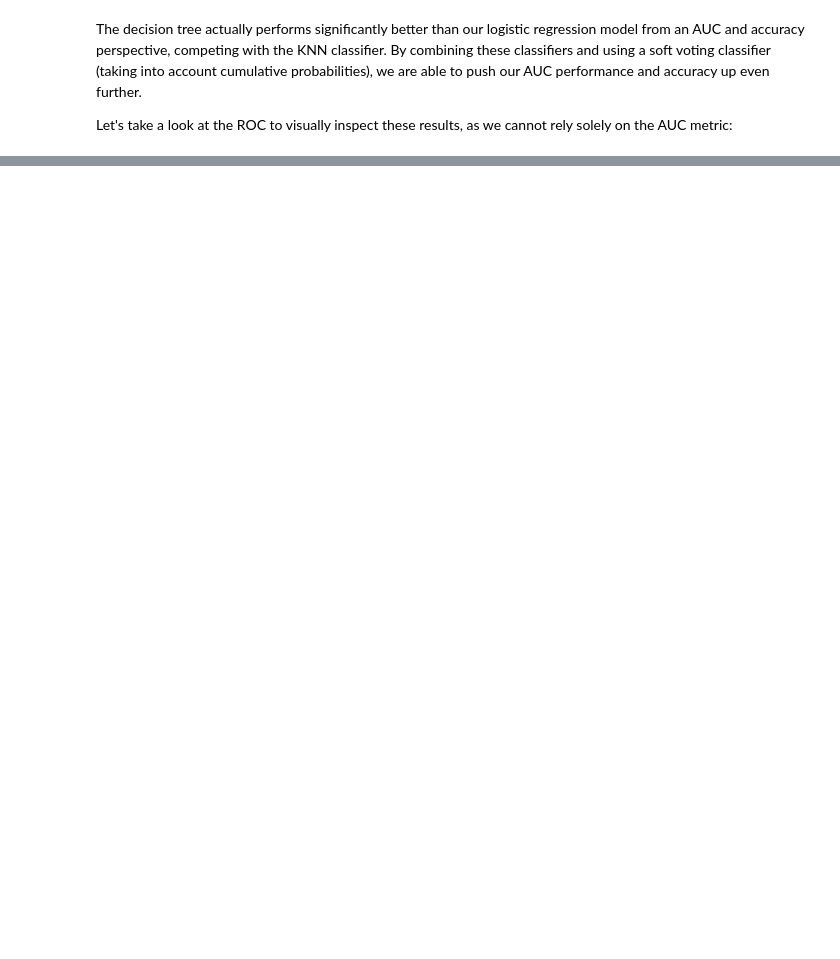
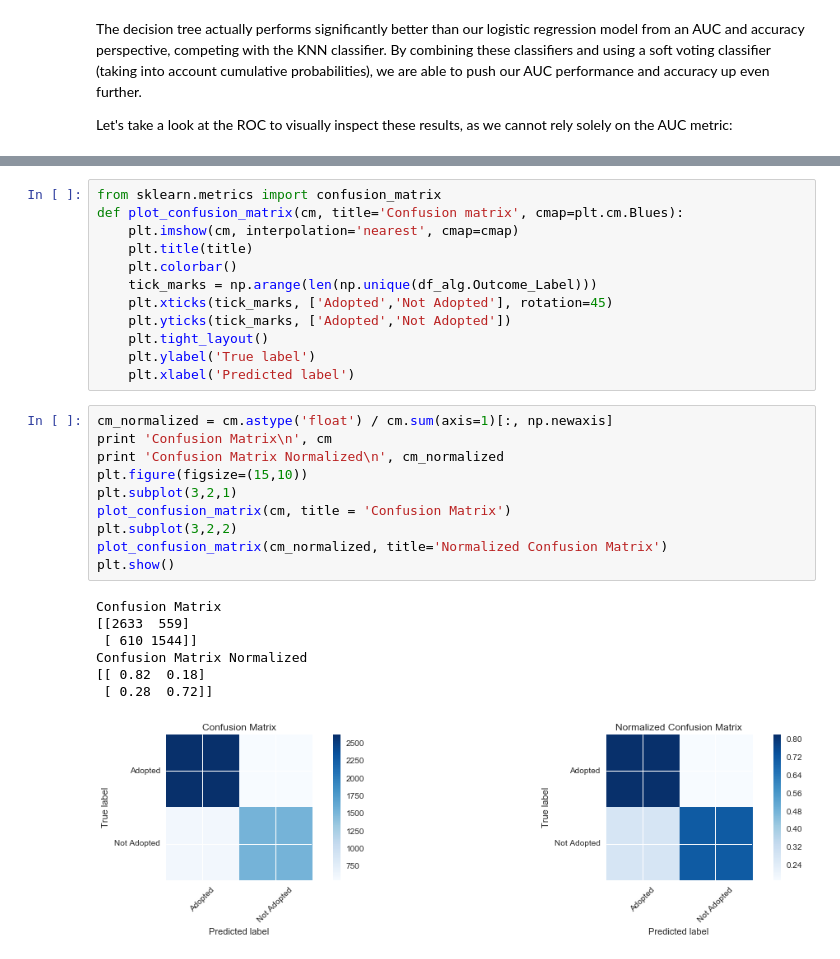
Before and after one commit to mg826/Data_Mining, a Jupyter notebook: Lab2_Animal_Outcomes/Lab2_Nichols_0704.ipynb, the cells around one changed output, grey strips where cells are left out. Saved outputs shown, nothing was run; the diff lists cells and outputs as text; blank space fills up the shorter version.

```diff
--- a/Lab2_Animal_Outcomes/Lab2_Nichols_0704.ipynb
+++ b/Lab2_Animal_Outcomes/Lab2_Nichols_0704.ipynb
@@ -1229,0 +1253,30 @@ plt.show()
+# %%
+from sklearn.metrics import confusion_matrix
+def plot_confusion_matrix(cm, title='Confusion matrix', cmap=plt.cm.Blues):
+    plt.imshow(cm, interpolation='nearest', cmap=cmap)
+    plt.title(title)
+    plt.colorbar()
+    tick_marks = np.arange(len(np.unique(df_alg.Outcome_Label)))
+    plt.xticks(tick_marks, ['Adopted','Not Adopted'], rotation=45)
+    plt.yticks(tick_marks, ['Adopted','Not Adopted'])
+    plt.tight_layout()
+    plt.ylabel('True label')
+    plt.xlabel('Predicted label')
+# %%
+cm_normalized = cm.astype('float') / cm.sum(axis=1)[:, np.newaxis]
+print 'Confusion Matrix\n', cm
+print 'Confusion Matrix Normalized\n', cm_normalized
+plt.figure(figsize=(15,10))
+plt.subplot(3,2,1)
+plot_confusion_matrix(cm, title = 'Confusion Matrix')
+plt.subplot(3,2,2)
+plot_confusion_matrix(cm_normalized, title='Normalized Confusion Matrix')
+plt.show()
+# %% [output]
+Confusion Matrix
+[[2633  559]
+ [ 610 1544]]
+Confusion Matrix Normalized
+[[ 0.82  0.18]
+ [ 0.28  0.72]]
+[figure, added]
```
Also changed, not shown: parts of 19 cells of this notebook.
